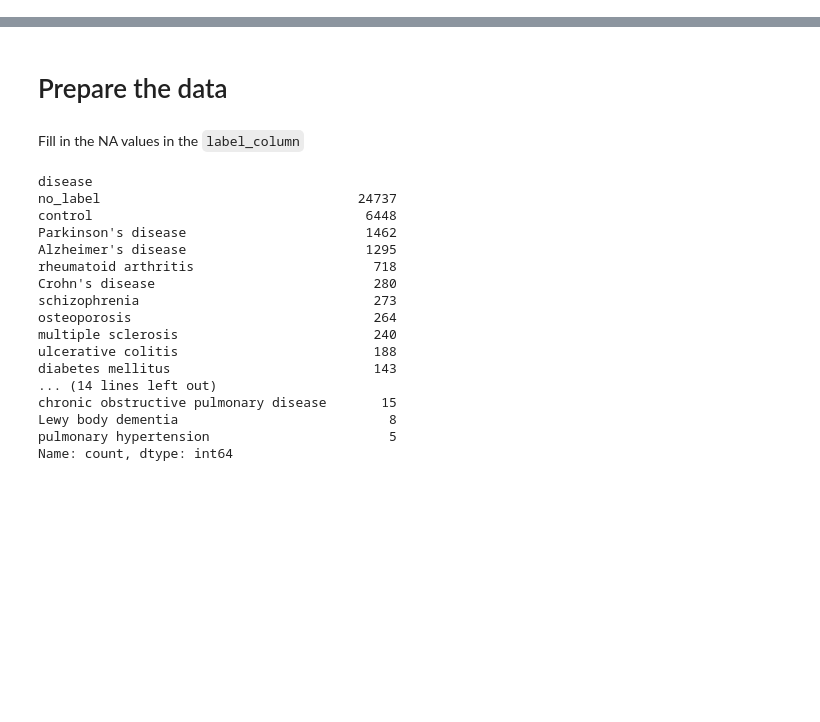
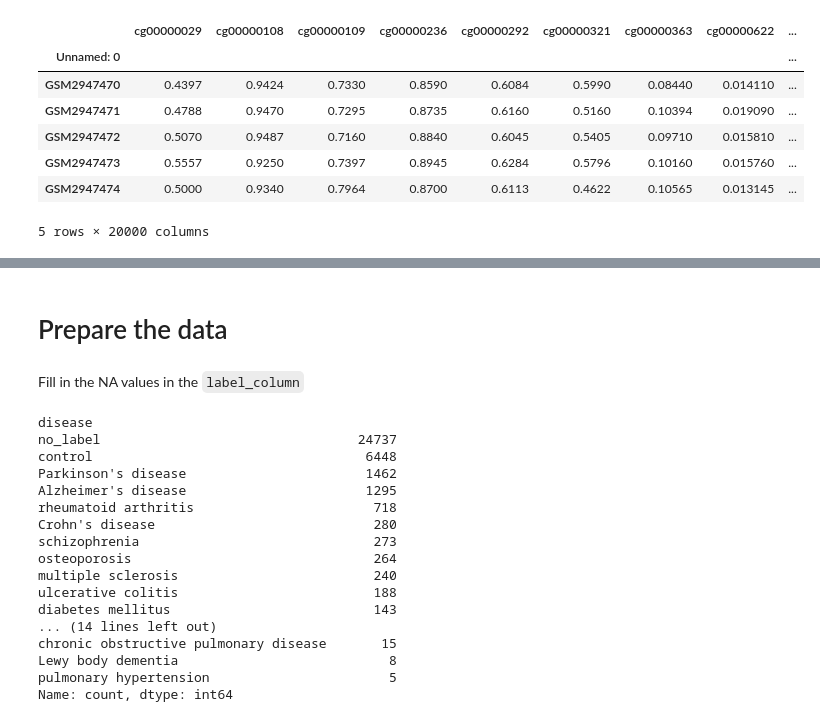
Before and after one commit to EhsanKA/methylVA, a Jupyter notebook: m1_v2_hm450k.ipynb, the cells around one changed output, grey strips where cells are left out. Cells and saved outputs as stored; diff of their text form; code cells hidden in the pictures; blank space fills up the shorter version.

```diff
--- a/m1_v2_hm450k.ipynb
+++ b/m1_v2_hm450k.ipynb
@@ -23,0 +159,12 @@ set_seed(42)
+# %%
+numerical_data_filtered = numerical_data_filtered.set_index("Unnamed: 0")
+numerical_data_filtered.head()
+# %% [output]
+|  | cg00000029 | cg00000108 | cg00000109 | cg00000236 | cg00000292 | cg00000321 | cg00000363 | cg00000622 | ... |
+| Unnamed: 0 |  |  |  |  |  |  |  |  | ... |
+| GSM2947470 | 0.4397 | 0.9424 | 0.7330 | 0.8590 | 0.6084 | 0.5990 | 0.08440 | 0.014110 | ... |
+| GSM2947471 | 0.4788 | 0.9470 | 0.7295 | 0.8735 | 0.6160 | 0.5160 | 0.10394 | 0.019090 | ... |
+| GSM2947472 | 0.5070 | 0.9487 | 0.7160 | 0.8840 | 0.6045 | 0.5405 | 0.09710 | 0.015810 | ... |
+| GSM2947473 | 0.5557 | 0.9250 | 0.7397 | 0.8945 | 0.6284 | 0.5796 | 0.10160 | 0.015760 | ... |
+| GSM2947474 | 0.5000 | 0.9340 | 0.7964 | 0.8700 | 0.6113 | 0.4622 | 0.10565 | 0.013145 | ... |
+5 rows × 20000 columns
```
Also changed, not shown: parts of 12 cells of this notebook.
